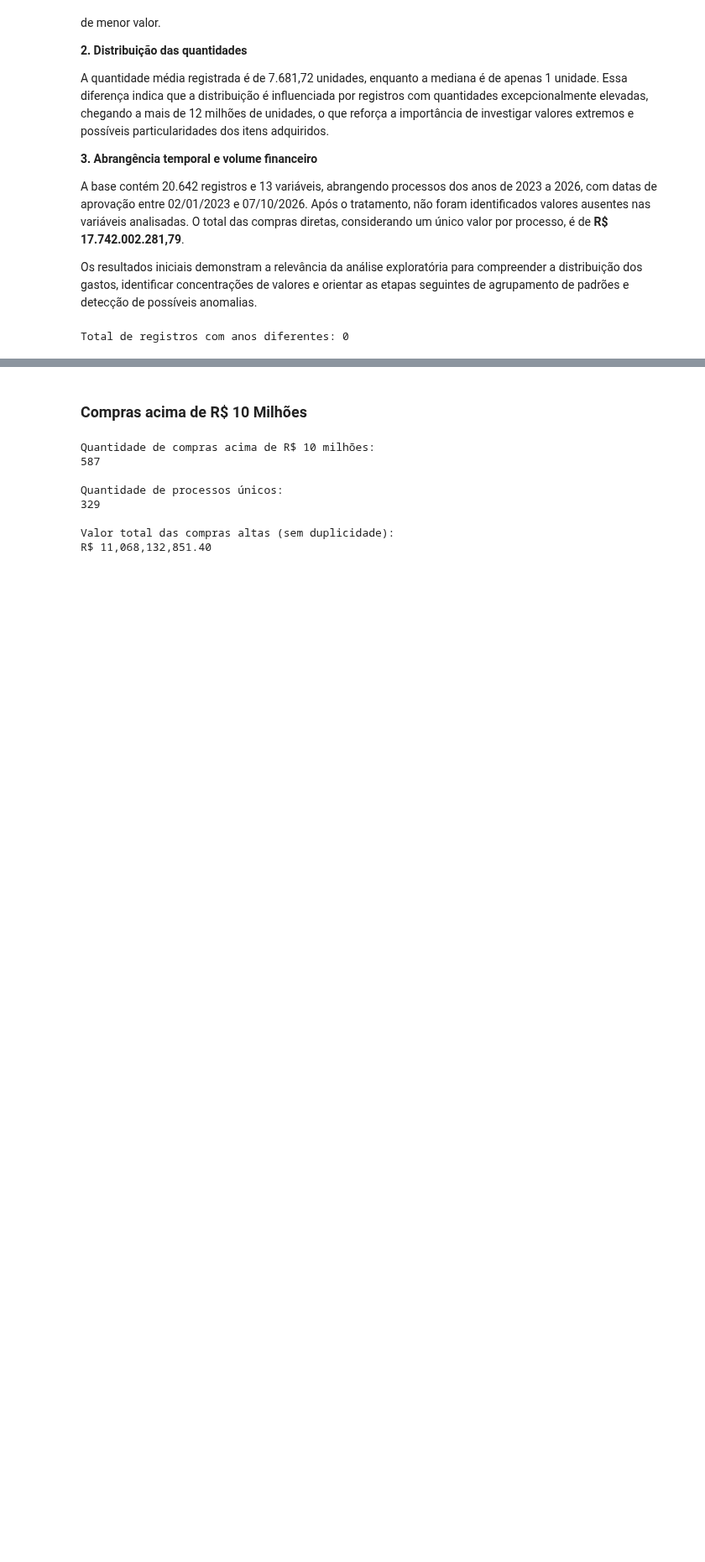
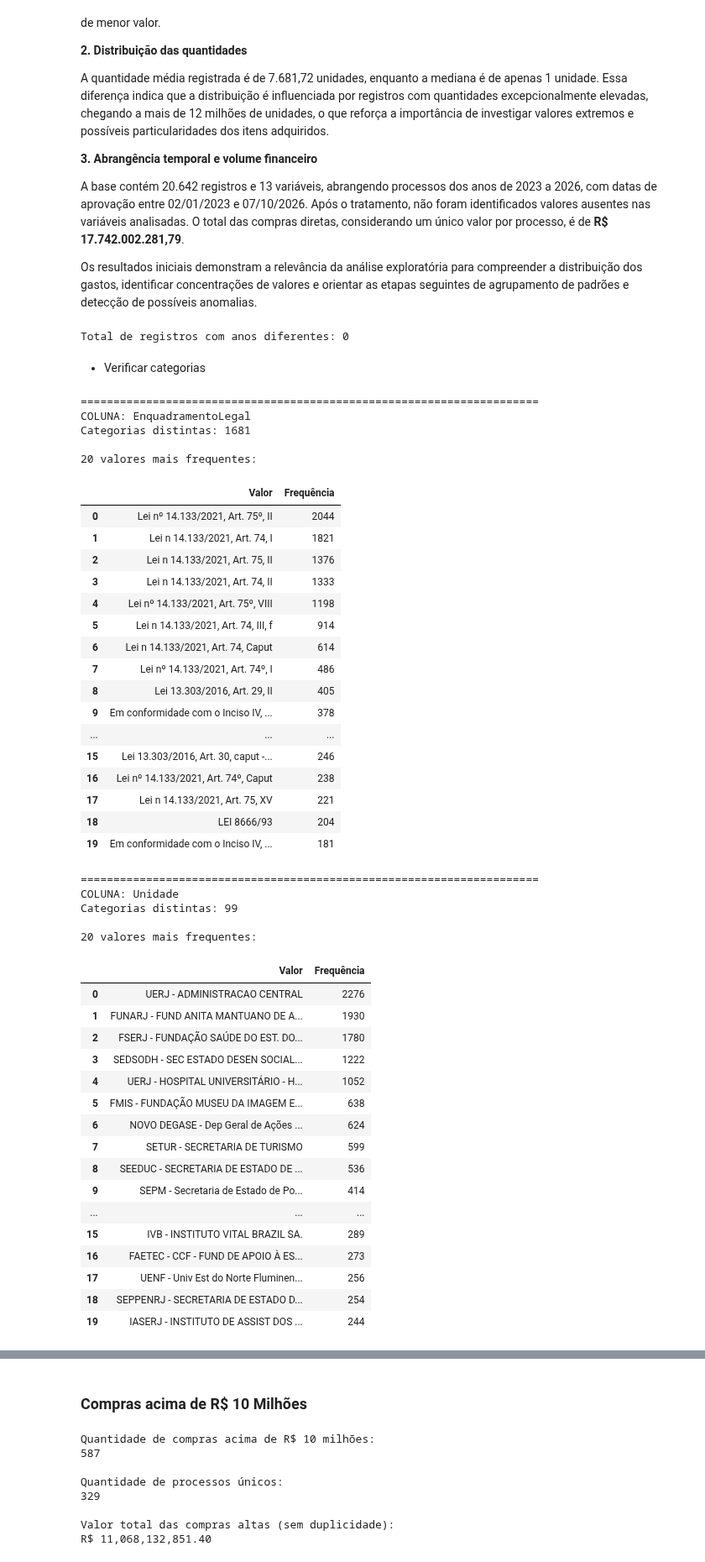
Before and after one commit to marcelonicolays/tcc_compras_diretas, a Jupyter notebook: ETL_TCC_compras_diretas.ipynb, the cells around one changed output, grey strips where cells are left out. Shown at 84% size. Cells and saved outputs as stored; diff of their text form; code cells hidden in the pictures; blank space fills up the shorter version.

```diff
--- a/ETL_TCC_compras_diretas.ipynb
+++ b/ETL_TCC_compras_diretas.ipynb
@@ -447,3 +447,80 @@ total_divergencias = mascara_diferente.sum()
 print(f"Total de registros com anos diferentes: {total_divergencias}")
 # %% [output]
 Total de registros com anos diferentes: 0
+# %% [markdown]
+* Verificar categorias
+# %%
+# Copia de segurança
+
+df_limpo = df.copy()
+
+# Auditoria inicial dos campos categóricos e textuais
+
+colunas_auditoria = [
+    'EnquadramentoLegal',
+    'Unidade',
+    'FornecedorVencedor',
+    'Afastamento',
+    'UnidadeMedida',
+    'Objeto',
+    'Item'
+]
+
+for coluna in colunas_auditoria:
+    print(f"\n{'=' * 70}")
+    print(f"COLUNA: {coluna}")
+    print(f"Categorias distintas: {df_limpo[coluna].nunique(dropna=False)}")
+    print("\n20 valores mais frequentes:")
+
+    display(
+        df_limpo[coluna]
+        .value_counts(dropna=False)
+        .head(20)
+        .rename_axis('Valor')
+        .reset_index(name='Frequência')
+    )
+# %% [output]
+======================================================================
+COLUNA: EnquadramentoLegal
+Categorias distintas: 1681
+
+20 valores mais frequentes:
+|  | Valor | Frequência |
+| 0 | Lei nº 14.133/2021, Art. 75º, II | 2044 |
+| 1 | Lei n 14.133/2021, Art. 74, I | 1821 |
+| 2 | Lei n 14.133/2021, Art. 75, II | 1376 |
+| 3 | Lei n 14.133/2021, Art. 74, II | 1333 |
+| 4 | Lei nº 14.133/2021, Art. 75º, VIII | 1198 |
+| 5 | Lei n 14.133/2021, Art. 74, III, f | 914 |
+| 6 | Lei n 14.133/2021, Art. 74, Caput | 614 |
+| 7 | Lei nº 14.133/2021, Art. 74º, I | 486 |
+| 8 | Lei 13.303/2016, Art. 29, II | 405 |
+| 9 | Em conformidade com o Inciso IV, ... | 378 |
+| ... | ... | ... |
+| 15 | Lei 13.303/2016, Art. 30, caput -... | 246 |
+| 16 | Lei nº 14.133/2021, Art. 74º, Caput | 238 |
+| 17 | Lei n 14.133/2021, Art. 75, XV | 221 |
+| 18 | LEI 8666/93 | 204 |
+| 19 | Em conformidade com o Inciso IV, ... | 181 |
+======================================================================
+COLUNA: Unidade
+Categorias distintas: 99
+
+20 valores mais frequentes:
+|  | Valor | Frequência |
+| 0 | UERJ - ADMINISTRACAO CENTRAL | 2276 |
+| 1 | FUNARJ - FUND ANITA MANTUANO DE A... | 1930 |
+| 2 | FSERJ - FUNDAÇÃO SAÚDE DO EST. DO... | 1780 |
+| 3 | SEDSODH - SEC ESTADO DESEN SOCIAL... | 1222 |
+| 4 | UERJ - HOSPITAL UNIVERSITÁRIO - H... | 1052 |
+| 5 | FMIS - FUNDAÇÃO MUSEU DA IMAGEM E... | 638 |
+| 6 | NOVO DEGASE - Dep Geral de Ações ... | 624 |
+| 7 | SETUR - SECRETARIA DE TURISMO | 599 |
+| 8 | SEEDUC - SECRETARIA DE ESTADO DE ... | 536 |
+| 9 | SEPM - Secretaria de Estado de Po... | 414 |
+| ... | ... | ... |
+| 15 | IVB - INSTITUTO VITAL BRAZIL SA. | 289 |
+| 16 | FAETEC - CCF - FUND DE APOIO À ES... | 273 |
+| 17 | UENF - Univ Est do Norte Fluminen... | 256 |
+| 18 | SEPPENRJ - SECRETARIA DE ESTADO D... | 254 |
+| 19 | IASERJ - INSTITUTO DE ASSIST DOS ... | 244 |
```
Also changed, not shown: parts of 3 cells of this notebook.
